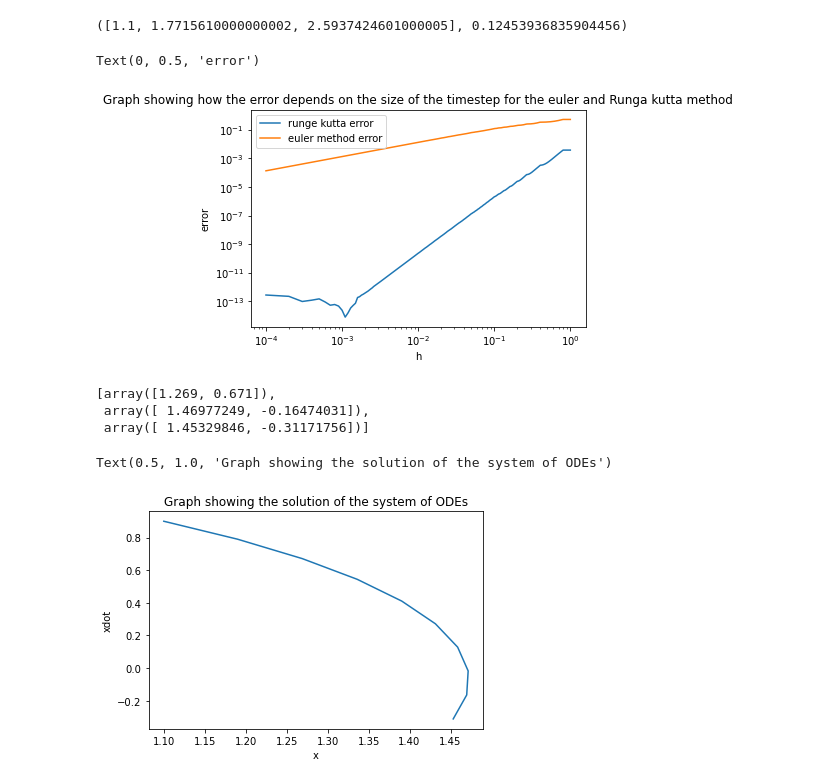
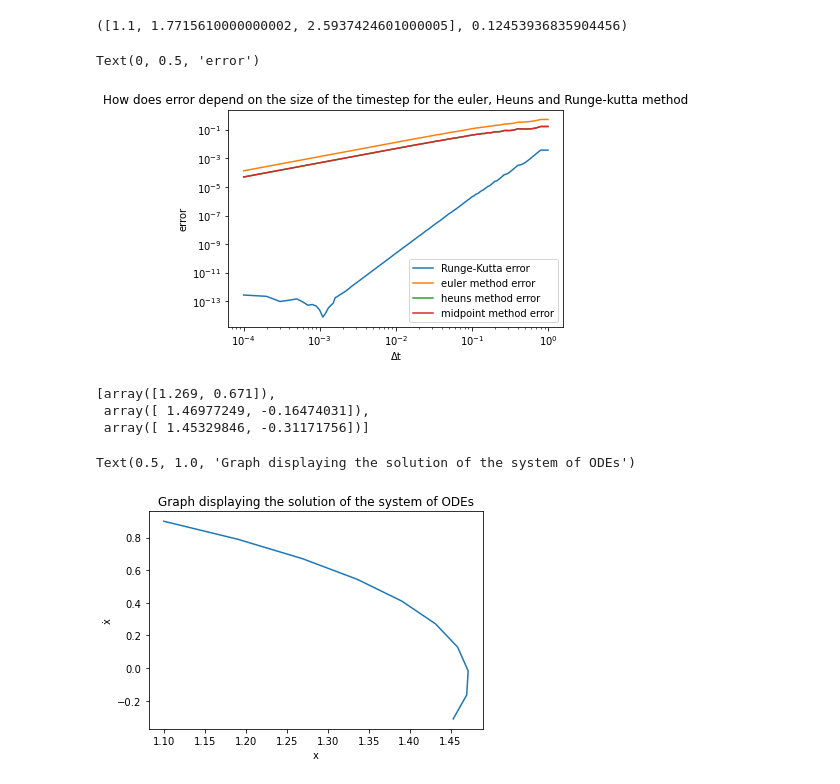
Before and after one commit to TheaRoseBarnes/emat30008, a Jupyter notebook: SolvingODE.ipynb, the cells around one changed output. Cells and saved outputs as stored; diff of their text form; code cells hidden in the pictures.

Commit message:
adding an extention by using Heuns method and the Midpoint method

```diff
--- a/SolvingODE.ipynb
+++ b/SolvingODE.ipynb
@@ -21,2 +27,17 @@ def rk4_solve_step(f,h,t,x):
+# %%
+# function that performs a single step of the Heun's method method
+# where f is the ODE, h is the time-step, and (x,t) are parameters of ODE
+
+def heuns_solve_step(f,h,t,x):
+    f1 = f(x,t)
+    f2 = f( x + h*(2/3),t + h*(2/3)*f1)
+    return  x + h*(f1 + 3*f2)/4
+# %%
+# function that performs a single step of the Midpoint method method
+# where f is the ODE, h is the time-step, and (x,t) are parameters of ODE
+
+def midpoint_solve_step(f,h,t,x):
+    x = x + (h*f(x+(h/2), t +(h/2)*f(x,t)))
+    return  x
 # %%
 # function to solve steps
@@ -48,21 +74,32 @@ solve_ode(f,0.1,0,1,[0.1,0.6,1],euler_solve_step)
 ([1.1, 1.7715610000000002, 2.5937424601000005], 0.12453936835904456)
 # %%
 #Produce a plot with double logarithmic scale showing how the error depends on the size of the timestep
+# for the euler method, 4th order Runge-Kutta method, Heun's method and Midpoint method
 error_euler = []
 error_runga = []
+error_heuns = []
+error_midpoint = []
 for h in np.arange(0.0001,1,0.0001):
     [a,b]= solve_ode(f,h,0,1,[0.1,0.9,1],euler_solve_step)
     [i,j]= solve_ode(f,h,0,1,[0.1,0.9,1],rk4_solve_step)
+    [n,k]= solve_ode(f,h,0,1,[0.1,0.9,1],heuns_solve_step)
+    [y,q]= solve_ode(f,h,0,1,[0.1,0.9,1],midpoint_solve_step)
     error_euler.append(b)
     error_runga.append(j)
+    error_heuns.append(k)
+    error_midpoint.append(q)
 
 plt.loglog(np.arange(0.0001,1,0.0001), error_runga)
 plt.loglog(np.arange(0.0001,1,0.0001), error_euler)
-plt.legend(['runge kutta error','euler method error'])
-plt.title('Graph showing how the error depends on the size of the timestep for the euler and Runga kutta method')
-plt.xlabel('h')
+plt.loglog(np.arange(0.0001,1,0.0001), error_heuns)
+plt.loglog(np.arange(0.0001,1,0.0001), error_midpoint)
+
+
+plt.legend(['Runge-Kutta error','euler method error','heuns method error', 'midpoint method error'])
+plt.title('How does error depend on the size of the timestep for the euler, Heuns and Runge-kutta method')
+plt.xlabel('\u0394t')
 plt.ylabel('error')
 # %% [output]
 Text(0, 0.5, 'error')
-[figure, old version]
+[figure, new version]
 # %%
@@ -88,12 +126,12 @@ solve_ode_system(f,0.1,0,[1,1],[0.3,0.9,1],euler_solve_step)
  array([ 1.46977249, -0.16474031]),
  array([ 1.45329846, -0.31171756])]
 # %%
-#Plotting results of systemn of ode
-results = solve_ode_system(f,0.1,0,[1,1],[0.1,0.2,0.3,0.4,0.5,0.6,0.7,0.8,0.9,1],euler_solve_step)
+#Plotting the results of system of ODEs
+results = solve_ode_system(fun,0.1,0,[1,1],[0.1,0.2,0.3,0.4,0.5,0.6,0.7,0.8,0.9,1],euler_solve_step)
 plt.plot([state[0] for state in results],[state[1] for state in results])
 plt.xlabel('x')
-plt.ylabel('xdot')
-plt.title('Graph showing the solution of the system of ODEs')
+plt.ylabel('x\u0307')
+plt.title('Graph displaying the solution of the system of ODEs')
 # %% [output]
-Text(0.5, 1.0, 'Graph showing the solution of the system of ODEs')
+Text(0.5, 1.0, 'Graph displaying the solution of the system of ODEs')
-[figure, old version]
+[figure, new version]
```
Also changed, not shown: parts of 10 cells of this notebook.
